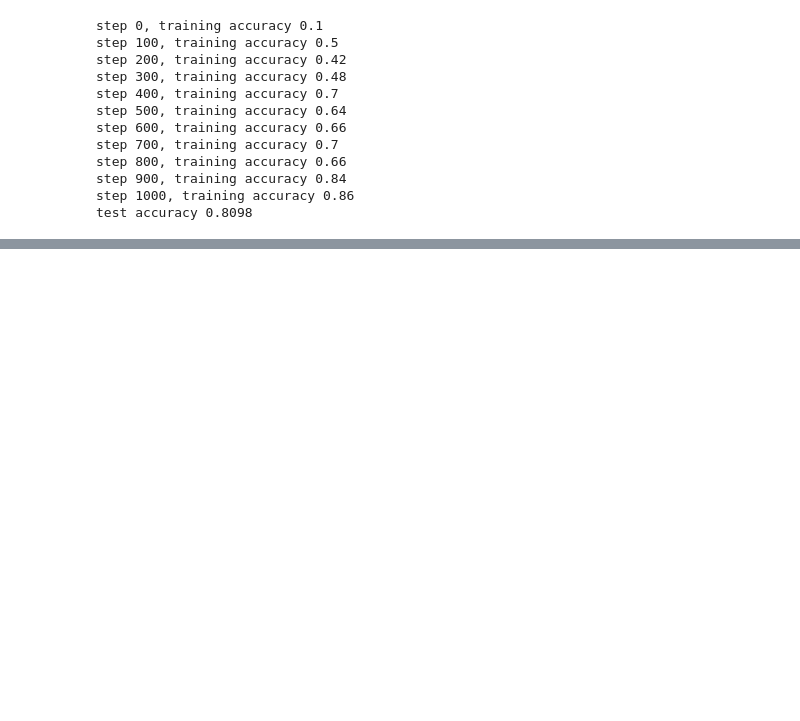
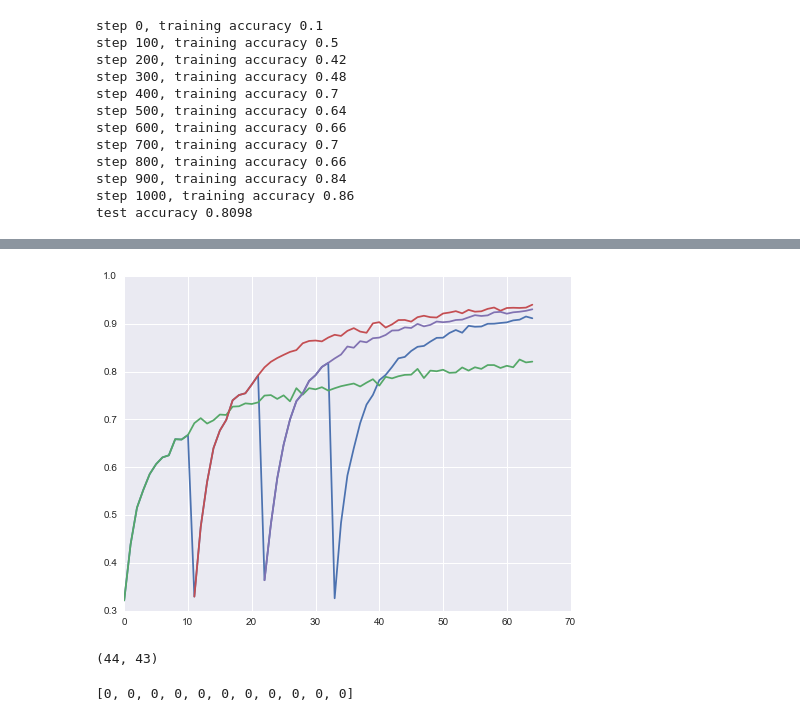
Before and after one commit to jaredawebb/ForwardThinking, a Jupyter notebook: replication/vanilla_conv.ipynb, the cells around one changed output, grey strips where cells are left out. Saved outputs shown, nothing was run; the diff lists cells and outputs as text; code cells hidden in the pictures; blank space fills up the shorter version.

```diff
--- a/replication/vanilla_conv.ipynb
+++ b/replication/vanilla_conv.ipynb
@@ -115,0 +146,24 @@ plt.plot(acc3)
+# %%
+acc = np.load('./accuracies.npy')
+acc1 = np.load('./accuracies_layer1.npy')
+acc2 = np.load('./accuracies_layer2.npy')
+acc3 = np.load('./accuracies_layer3.npy')
+#acc4 = np.load('./accuracies_layer4.npy')
+plt.figure(figsize=(8,6))
+plt.plot(acc)
+plt.plot(acc1)
+plt.plot([i for i in range(11,65)], list(acc2))
+plt.plot([i for i in range(22,65)], list(acc3))
+
+plt.savefig('./comparisons.pdf')
+#plt.plot([0 for i in range(12*3 - 3)] + list(acc4))
+# %% [output]
+[figure, added]
+# %%
+len([i for i in range(22,66)]), len(acc3)
+# %% [output]
+(44, 43)
+# %%
+[0 for i in range(11)]
+# %% [output]
+[0, 0, 0, 0, 0, 0, 0, 0, 0, 0, 0]
```
Also changed, not shown: parts of 7 cells of this notebook, 1 other file.
